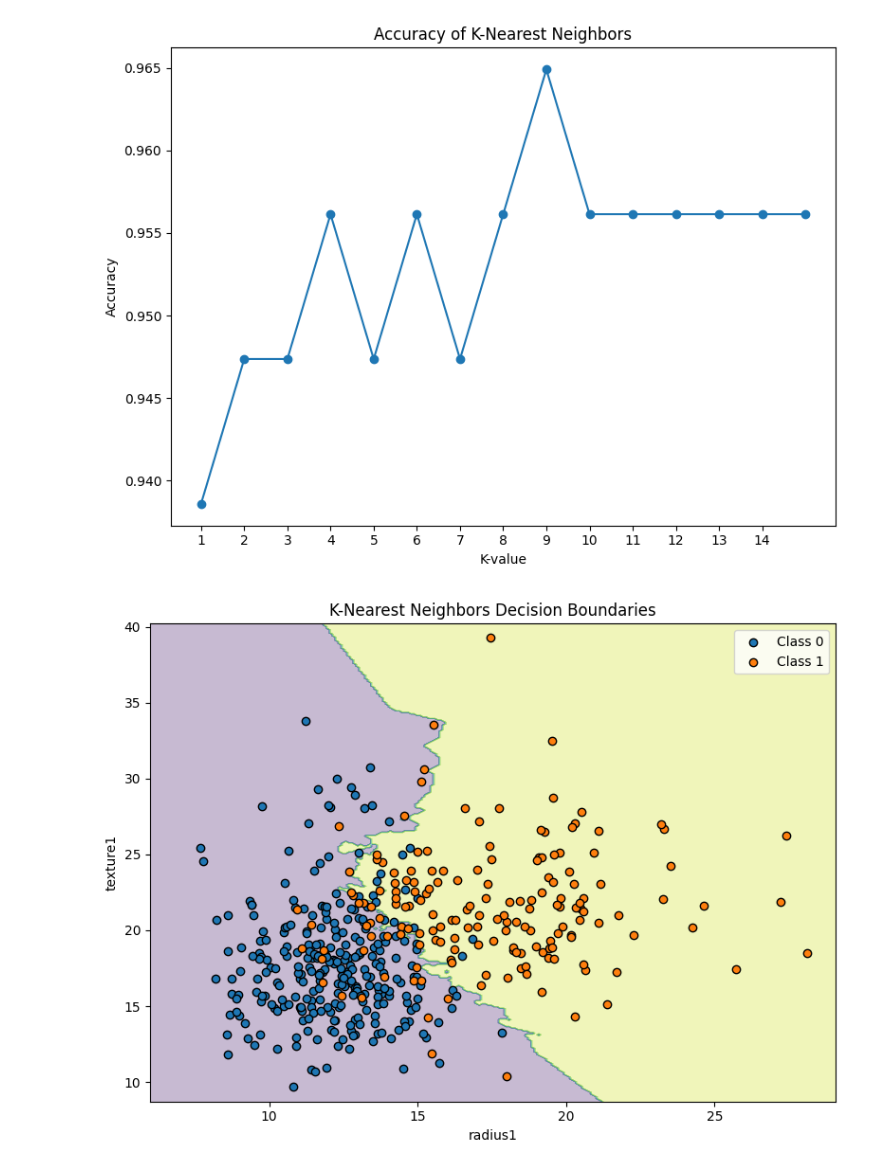
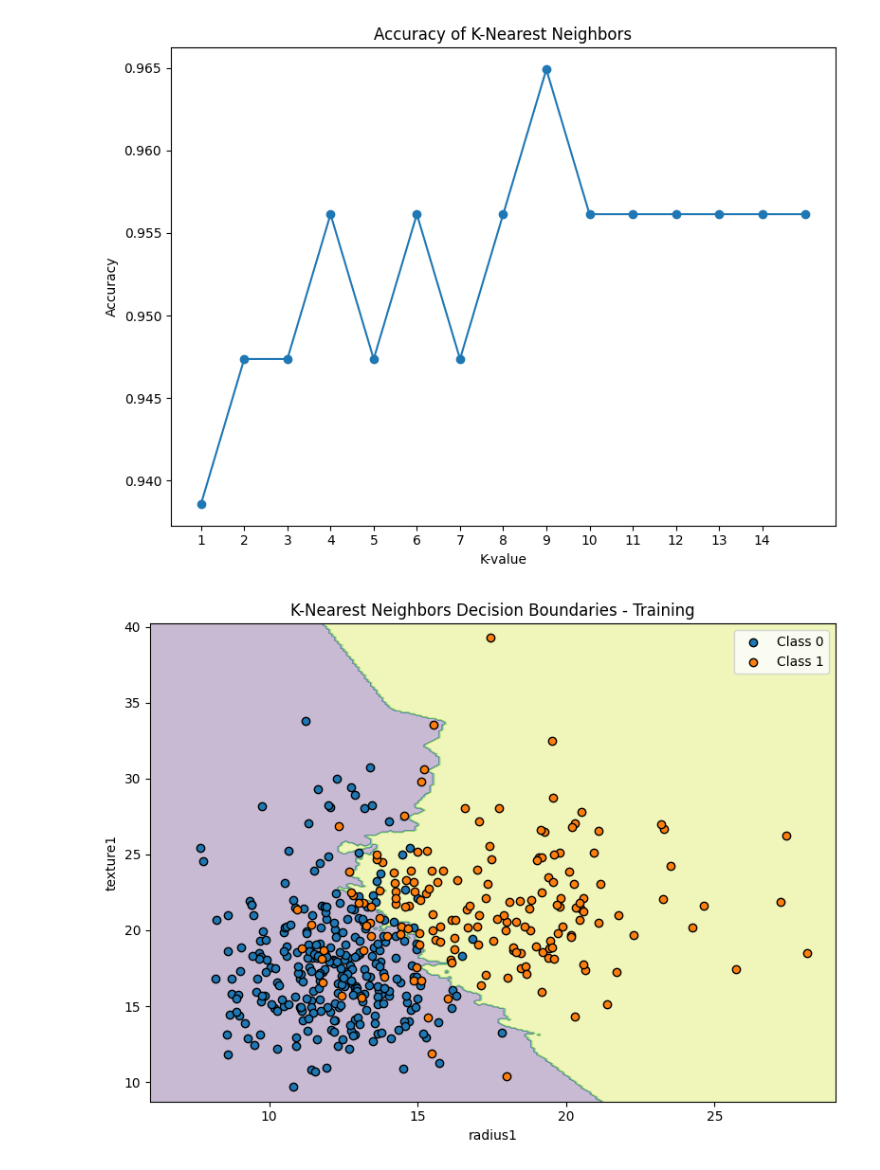
Before and after one commit to timhhsieh/CS4210-Final-Project, a Jupyter notebook: knn.ipynb, the cells around one changed output. Saved outputs shown, nothing was run; the diff lists cells and outputs as text; code cells hidden in the pictures.

Commit message:
Added KNN Graphs

```diff
--- a/knn.ipynb
+++ b/knn.ipynb
@@ -185,35 +175,35 @@ plt.figure(figsize=(8, 6))
 h = 0.1  # step size in the mesh
 x_min, x_max = X_selected[:, 0].min() - 1, X_selected[:, 0].max() + 1
 y_min, y_max = X_selected[:, 1].min() - 1, X_selected[:, 1].max() + 1
 xx, yy = np.meshgrid(np.arange(x_min, x_max, h), np.arange(y_min, y_max, h))
 
 Z = knn.predict(np.c_[xx.ravel(), yy.ravel()])
 Z = Z.reshape(xx.shape)
 
 plt.contourf(xx, yy, Z, cmap='viridis', alpha=0.3)
 
 # # Plot the training points
 # scatter_train = plt.scatter(X_train[:, 0], X_train[:, 1], c=y_train, marker='o', edgecolors='k', label='Training Data')
 # # Plot the testing points
 # scatter_test = plt.scatter(X_test[:, 0], X_test[:, 1], c=y_test, marker='s', edgecolors='k', label='Testing Data')
 
 # Plot the training points for each class
 for class_label in np.unique(y_train):
     class_indices = (y_train == class_label)
     plt.scatter(X_train[class_indices, 0], X_train[class_indices, 1], label=f'Class {class_label}', marker='o', edgecolors='k')
 
 # Set labels and title
 plt.xlabel(X.columns[0])
 plt.ylabel(X.columns[1])
-plt.title('K-Nearest Neighbors Decision Boundaries')
+plt.title('K-Nearest Neighbors Decision Boundaries - Training')
 
 # Show legend
 plt.legend()
 
 # Show the plot
 plt.show()
 # %% [output]
-[figure, old version]
+[figure, new version]
 # %%
 # Plot decision boundaries
 plt.figure(figsize=(8, 6))
```
Also changed, not shown: parts of 2 cells of this notebook.
